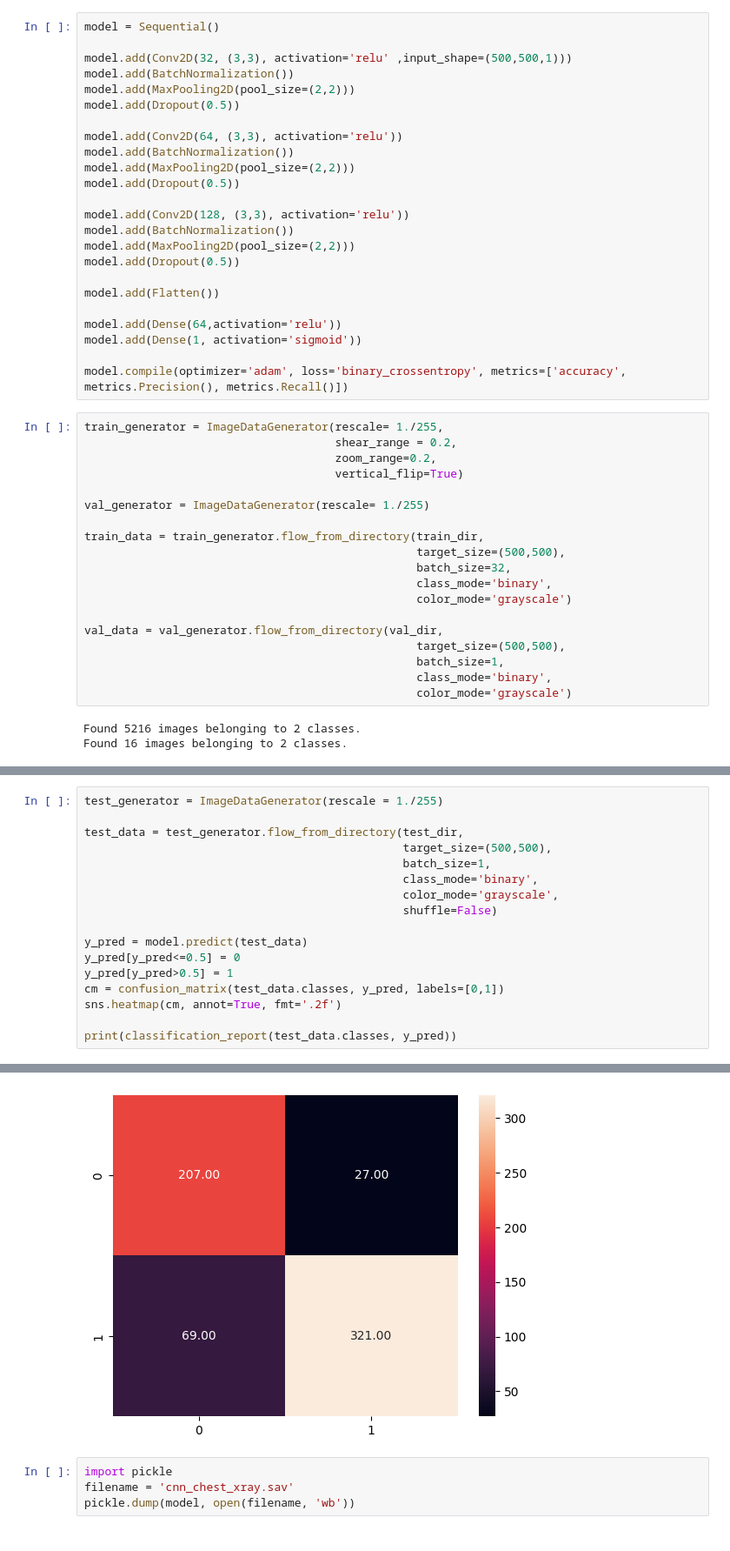
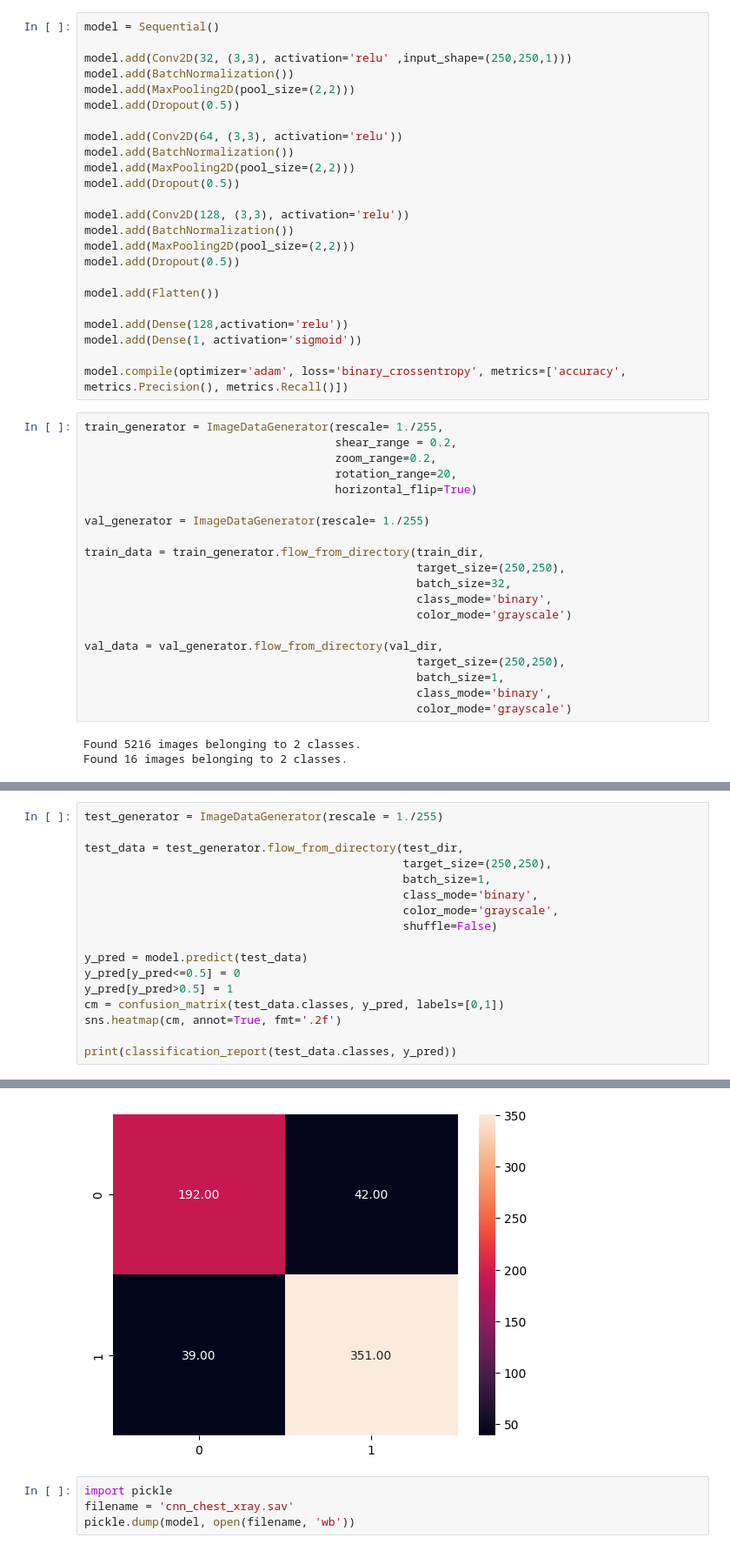
Before and after one commit to IgorEisenlohr/MVP-sprint-2, a Jupyter notebook: MVP_sprint_2.ipynb, the cells around one changed output, grey strips where cells are left out. Shown at 87% size. Saved outputs shown, nothing was run; the diff lists cells and outputs as text.

```diff
--- a/MVP_sprint_2.ipynb
+++ b/MVP_sprint_2.ipynb
@@ -126,7 +126,7 @@ for i, image in enumerate(images, start=1):
 # %%
 model = Sequential()
 
-model.add(Conv2D(32, (3,3), activation='relu' ,input_shape=(500,500,1)))
+model.add(Conv2D(32, (3,3), activation='relu' ,input_shape=(250,250,1)))
 model.add(BatchNormalization())
 model.add(MaxPooling2D(pool_size=(2,2)))
 model.add(Dropout(0.5))
@@ -143,7 +143,7 @@ model.add(Dropout(0.5))
 
 model.add(Flatten())
 
-model.add(Dense(64,activation='relu'))
+model.add(Dense(128,activation='relu'))
 model.add(Dense(1, activation='sigmoid'))
 
 model.compile(optimizer='adam', loss='binary_crossentropy', metrics=['accuracy', metrics.Precision(), metrics.Recall()])
@@ -151,18 +151,19 @@ model.compile(optimizer='adam', loss='binary_crossentropy', metrics=['accuracy',
 train_generator = ImageDataGenerator(rescale= 1./255,
                                      shear_range = 0.2,
                                      zoom_range=0.2,
-                                     vertical_flip=True)
+                                     rotation_range=20,
+                                     horizontal_flip=True)
 
 val_generator = ImageDataGenerator(rescale= 1./255)
 
 train_data = train_generator.flow_from_directory(train_dir,
-                                                 target_size=(500,500),
+                                                 target_size=(250,250),
                                                  batch_size=32,
                                                  class_mode='binary',
                                                  color_mode='grayscale')
 
 val_data = val_generator.flow_from_directory(val_dir,
-                                                 target_size=(500,500),
+                                                 target_size=(250,250),
                                                  batch_size=1,
                                                  class_mode='binary',
                                                  color_mode='grayscale')
@@ -209,7 +210,7 @@ Epoch 15/15
 test_generator = ImageDataGenerator(rescale = 1./255)
 
 test_data = test_generator.flow_from_directory(test_dir,
-                                               target_size=(500,500),
+                                               target_size=(250,250),
                                                batch_size=1,
                                                class_mode='binary',
                                                color_mode='grayscale',
@@ -236,4 +237,4 @@ weighted avg       0.86      0.85      0.85       624
-[figure, old version]
+[figure, new version]
 # %%
 import pickle
 filename = 'cnn_chest_xray.sav'
```
Also changed, not shown: parts of 5 cells of this notebook.
